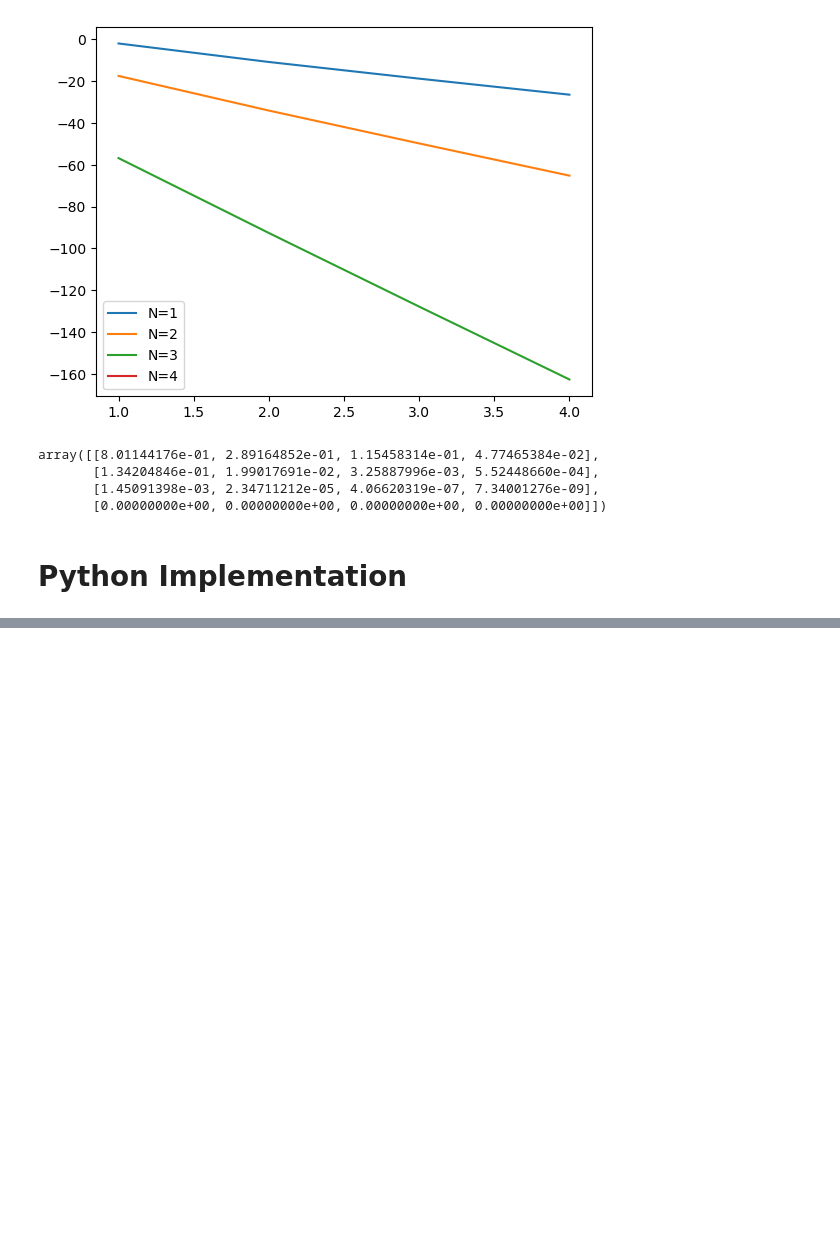
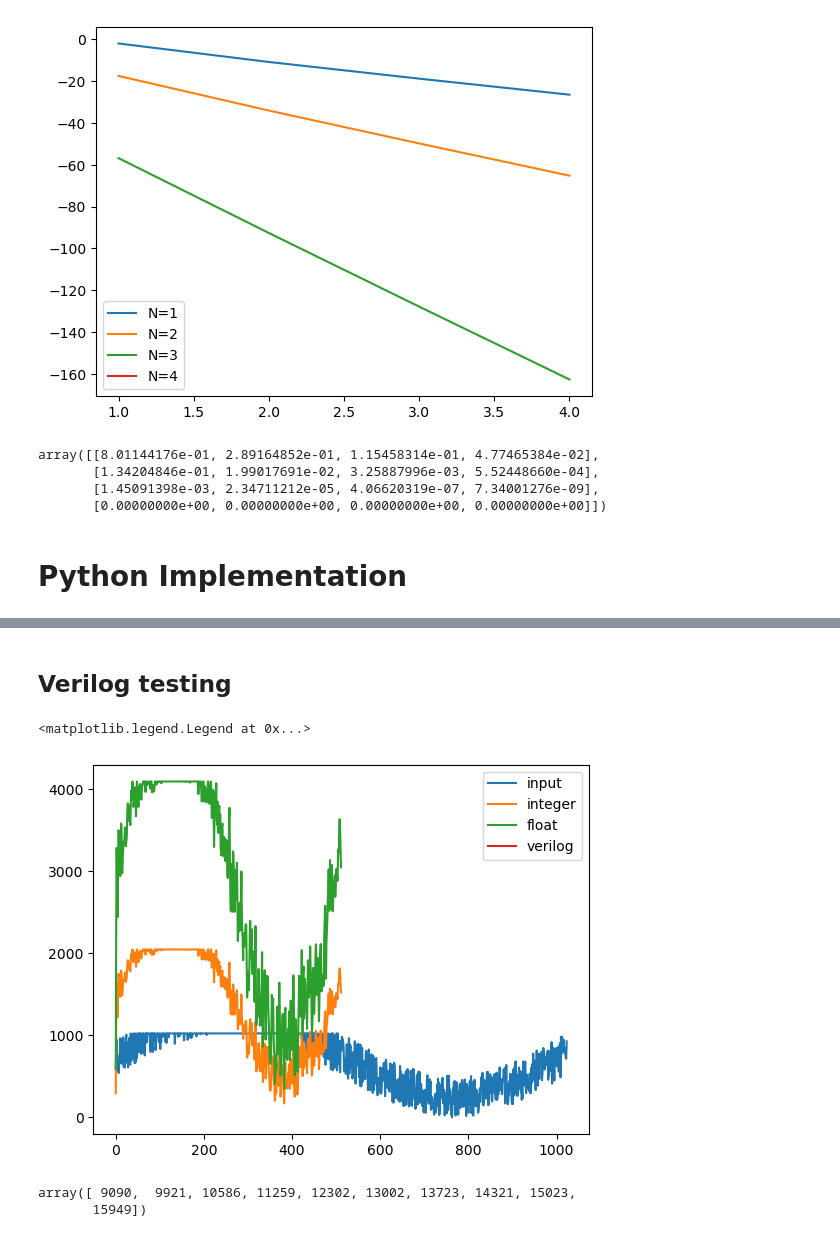
Before and after one commit to dvaish/CIC, a Jupyter notebook: CIC.ipynb, the cells around one changed output, grey strips where cells are left out. Cells and saved outputs as stored; diff of their text form; code cells hidden in the pictures; blank space fills up the shorter version.

```diff
--- a/CIC.ipynb
+++ b/CIC.ipynb
@@ -355,4 +355,4 @@ class CIC_int(CIC):
             values[i] = values[i] - buffer[i % self.N]
             buffer[i % self.N] = temp
 
-        return values
+        return values // (2 ** np.ceil(np.log2(self.N)))
@@ -386,0 +359,5 @@ array([ 9090,  9921, 10586, 11259, 12302, 13002, 13723, 14321, 15023,
+# %% [markdown]
+## Verilog testing
+# %%
+DUT_float = CIC(1, 2, 8000)
+DUT_int = CIC_int(1, 2, 8000, 10)
@@ -386,0 +374,14 @@ array([ 9090,  9921, 10586, 11259, 12302, 13002, 13723, 14321, 15023,
+# %%
+plt.plot(counts.copy(), label="input")
+plt.plot(DUT_int.cic(counts.copy()), label="integer")
+plt.plot(DUT_float.cic(counts.copy()), label="float")
+plt.plot(downsampled, label="verilog")
+plt.legend()
+# %% [output]
+<matplotlib.legend.Legend at 0x...>
+[figure, added]
+# %%
+DUT_int.integrate(counts.copy())[10:20]
+# %% [output]
+array([ 9090,  9921, 10586, 11259, 12302, 13002, 13723, 14321, 15023,
+       15949])
```
Also changed, not shown: parts of 10 cells of this notebook, 6 other files.
